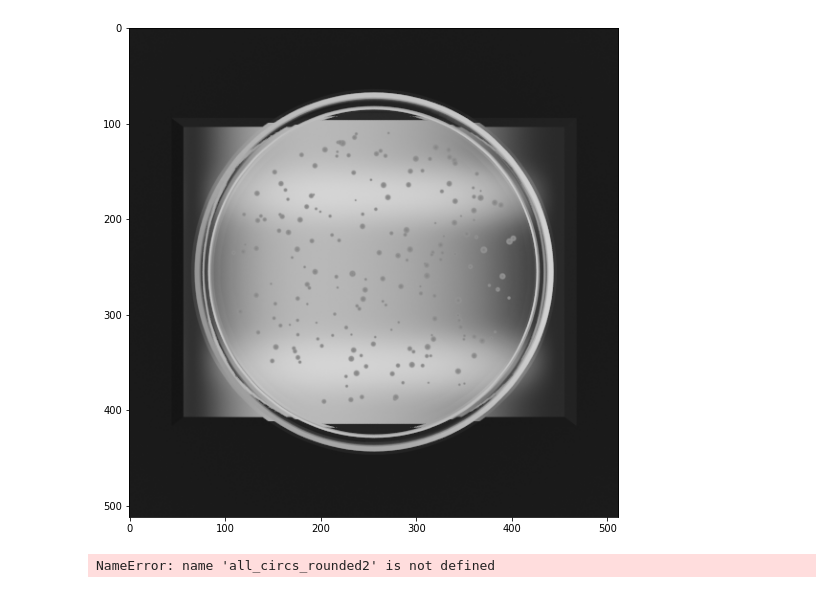
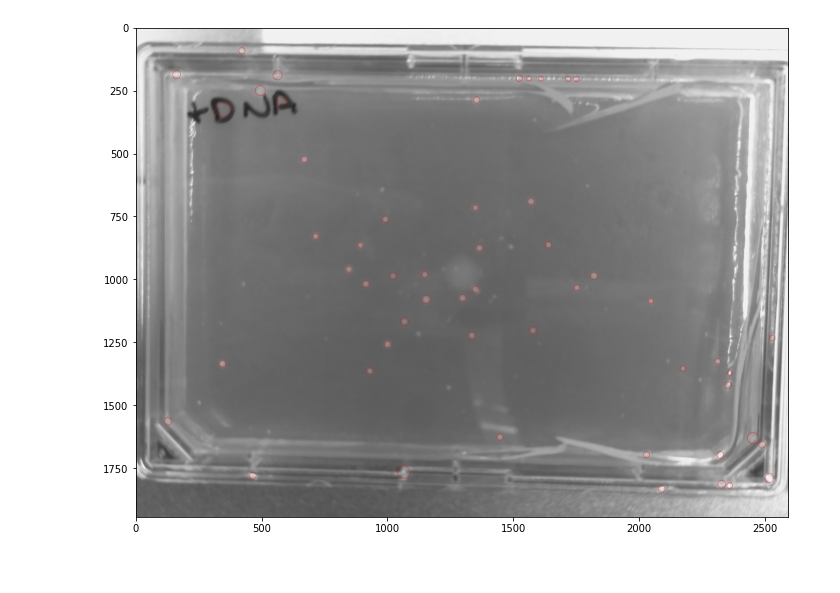
Before and after one commit to sadmanca/open-insulin-vision, a Jupyter notebook: colony-detection.ipynb, the cells around one changed output. Cells and saved outputs as stored; diff of their text form; code cells hidden in the pictures.

Commit message:
Test on more real images

```diff
--- a/colony-detection.ipynb
+++ b/colony-detection.ipynb
@@ -9,7 +9,7 @@ from skimage.exposure import rescale_intensity
 from skimage.io import imread, imsave
 import skimage.feature as feat
 # %%
-image = 'synth1.png'
+image = 'real/real8.jpg'
 img = cv2.imread(image, 1)
 img_orig = img.copy()
 
@@ -20,35 +20,35 @@ gray = cv2.cvtColor(crop,cv2.COLOR_BGR2GRAY)
 blur = cv2.GaussianBlur(gray, (5, 5), 0)
 invert = cv2.bitwise_not(blur)
 
 # Setup SimpleBlobDetector parameters.
 params = cv2.SimpleBlobDetector_Params()
 
 # Change thresholds
 params.minThreshold = 30;
 params.maxThreshold = 190;
 
 params.filterByArea = True
 params.minArea = 200
 params.maxArea = 99999
 
 params.filterByCircularity = True
 params.minCircularity = 0.3
 
 params.filterByConvexity = False
 params.minConvexity = 0.87
 
 params.filterByInertia = True
 params.minInertiaRatio = 0.1
 
 detector = cv2.SimpleBlobDetector_create(params)
 keypoints = detector.detect(invert)
 blobs = cv2.drawKeypoints(gray, keypoints, np.array([]), (255,0,0), cv2.DRAW_MATCHES_FLAGS_DRAW_RICH_KEYPOINTS)
 
 plt.rcParams["figure.figsize"] = (16,9)
 plt.imshow(blobs)
-plt.imsave('synthdetected/synthdetected1.jpg', blobs)
+plt.imsave('detected/detected8.jpg', blobs)
 # %% [output]
-[figure, old version]
+[figure, new version]
 # %%
 
 # print (all_circs_rounded)
@@ -70,8 +70,6 @@ count = 1
 for i in all_circs_rounded2[0, :]:
     cv2.circle(crop, (i[0],i[1]), i[2], (36,255,12), 2)
     count += 1
-# %% [output]
-NameError: name 'all_circs_rounded2' is not defined
 # %%
 plt.rcParams["figure.figsize"] = (16,9)
 plt.imshow(crop)
```
Also changed, not shown: parts of 1 cell of this notebook, 4 other files.
